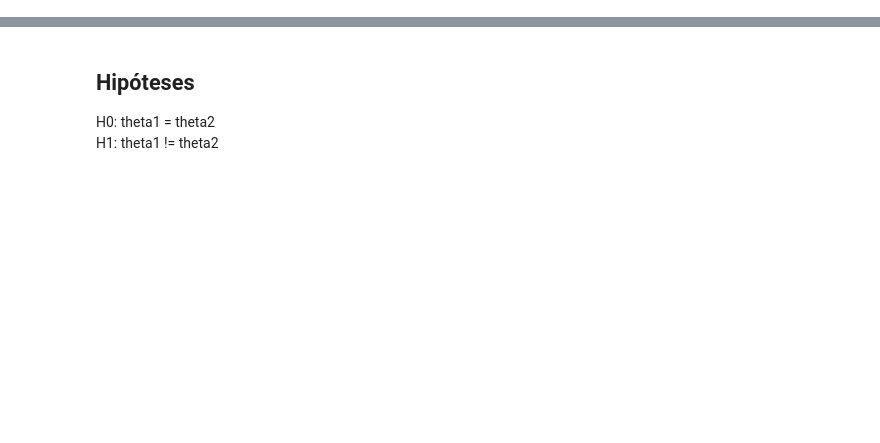
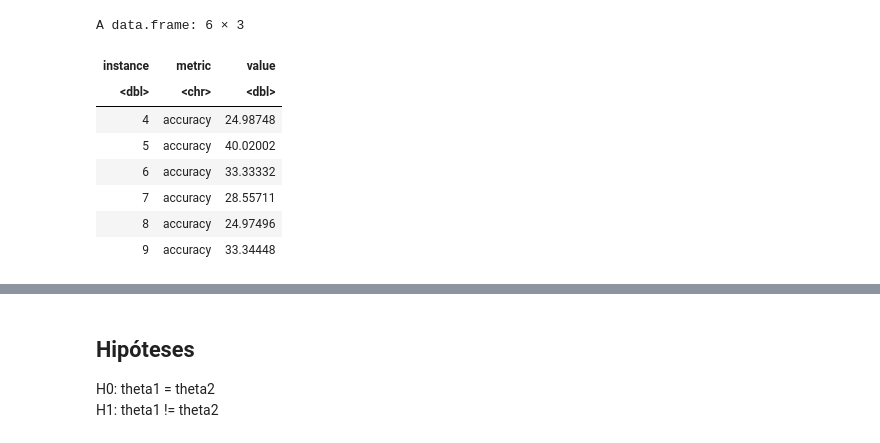
Before and after one commit to dinaldoap/moa, a Jupyter notebook: notebook/drift.ipynb, the cells around one changed output, grey strips where cells are left out. Saved outputs shown, nothing was run; the diff lists cells and outputs as text; code cells hidden in the pictures; blank space fills up the shorter version.

```diff
--- a/notebook/drift.ipynb
+++ b/notebook/drift.ipynb
@@ -7,0 +33,17 @@ As distribuições dos dados mudam. Evento conhecido como "mudança de conceito"
+# %%
+metrics <- no_drift_balanced %>%
+            rename(instance = classified.instances, accuracy = classifications.correct..percent., recall_0 = Recall.for.class.0..percent., recall_1 = Recall.for.class.1..percent.) %>%
+            filter(4 <= instance & instance <= 1500) %>%
+            select(instance, accuracy, recall_0, recall_1) %>%
+            gather("metric", "value", accuracy, recall_0, recall_1)
+head(metrics)
+# %% [output]
+A data.frame: 6 × 3
+| instance | metric | value |
+| <dbl> | <chr> | <dbl> |
+| 4 | accuracy | 24.98748 |
+| 5 | accuracy | 40.02002 |
+| 6 | accuracy | 33.33332 |
+| 7 | accuracy | 28.55711 |
+| 8 | accuracy | 24.97496 |
+| 9 | accuracy | 33.34448 |
```
Also changed, not shown: parts of 15 cells of this notebook.
